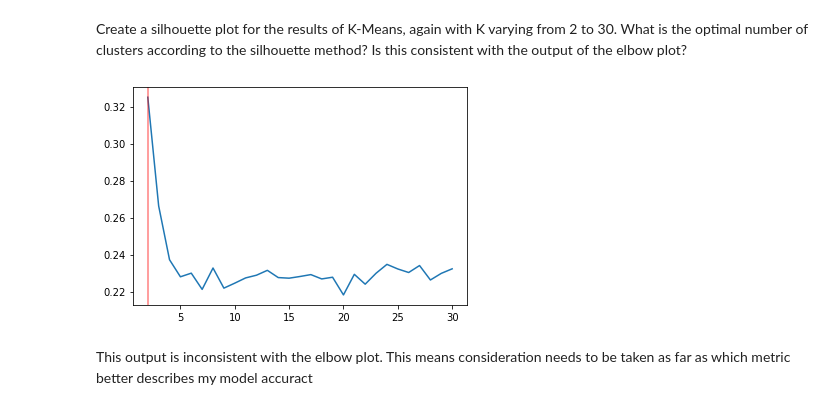
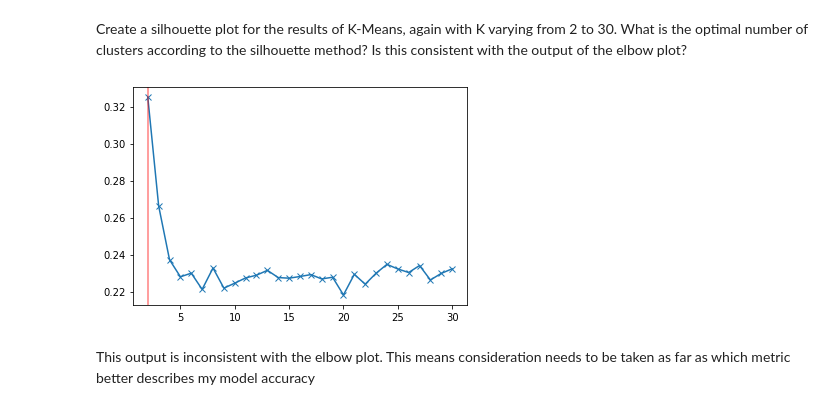
Before and after one commit to thinkful-dsi-cassowary/dsi3_student_pair_work, a Jupyter notebook: Coby/50_02_Day 50 Lecture 2 Assignment.ipynb, the cells around one changed output. Saved outputs shown, nothing was run; the diff lists cells and outputs as text; code cells hidden in the pictures.

```diff
--- a/Coby/50_02_Day 50 Lecture 2 Assignment.ipynb
+++ b/Coby/50_02_Day 50 Lecture 2 Assignment.ipynb
@@ -97,10 +97,10 @@ silhouettes = pd.Series(index=range(2,31))
 for nclusts in range(2, 31):
     silhouettes[nclusts] = metrics.silhouette_score(X_std, y_preds['{}_clusters'.format(nclusts)])
 # %%
-plt.plot(silhouettes)
+plt.plot(silhouettes, marker='x')
 plt.axvline(2, color='r', alpha=.5)
 plt.show()
 # %% [output]
-[figure, old version]
+[figure, new version]
 # %% [markdown]
-This output is inconsistent with the elbow plot. This means consideration needs to be taken as far as which metric better describes my model accuract
+This output is inconsistent with the elbow plot. This means consideration needs to be taken as far as which metric better describes my model accuracy
```
Also changed, not shown: parts of 1 cell of this notebook.
